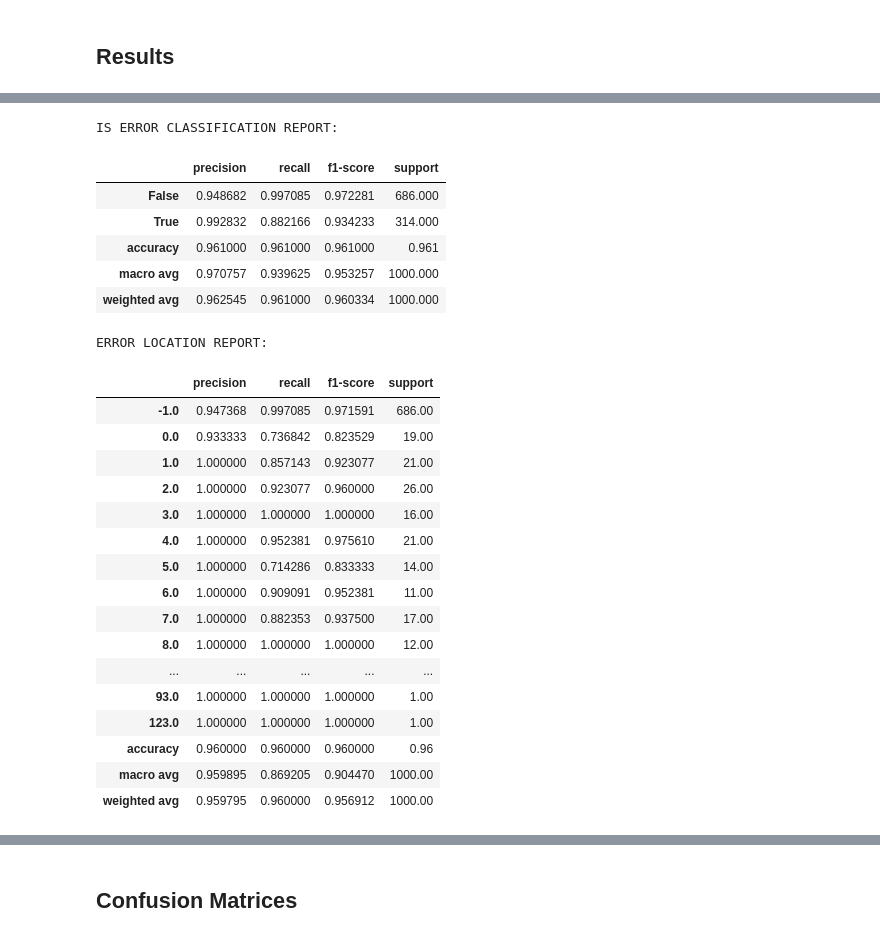
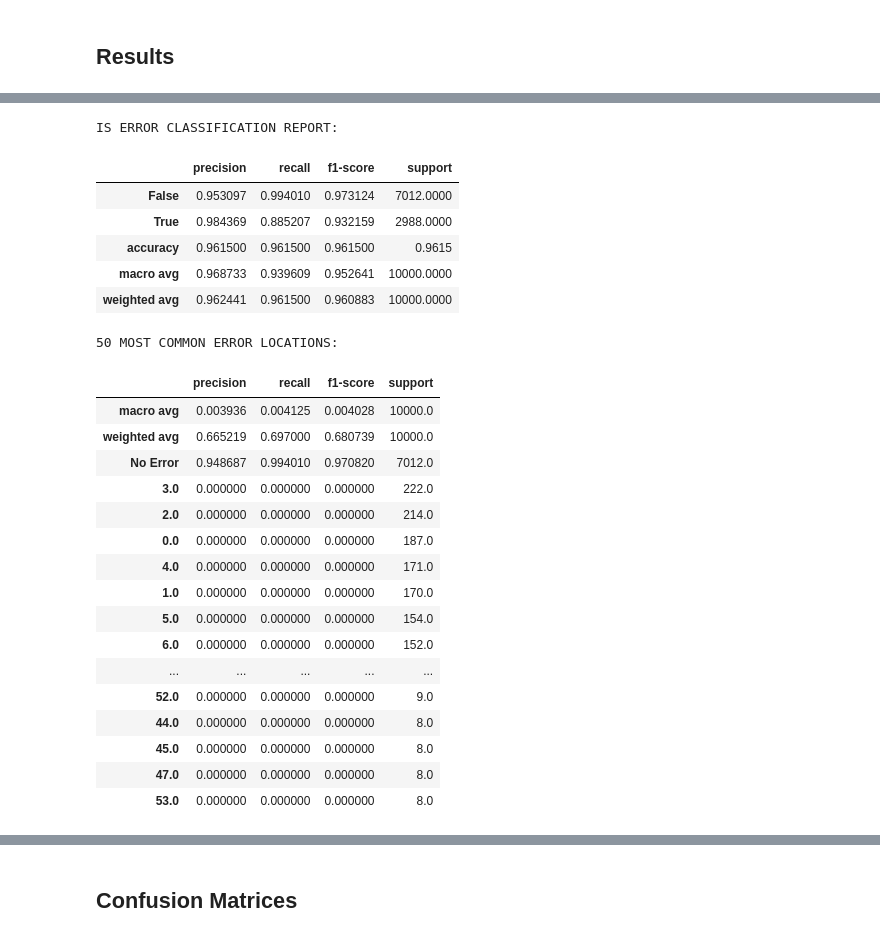
Before and after one commit to mfgeary/dsan5800-final-project, a Jupyter notebook: code/final-model.ipynb, the cells around one changed output, grey strips where cells are left out. Drawn from its saved outputs; the diff is of its cells as text; code cells hidden in the pictures.

```diff
--- a/code/final-model.ipynb
+++ b/code/final-model.ipynb
@@ -630,7 +638,10 @@ homophone_checker("I used the drive threw at the restaurant and eight way two mu
 | 0 | i used the drive threw at the res... | True | True | [4, 11] | [threw, two] | [through, too] | I used the drive through at the r... |
 # %%
 test_df = pd.read_csv("../data/gutenberg-homophone-errors.csv")
-test_df = test_df.sample(1000).reset_index(drop=True)
+
+# Creating and Saving Smaller Versions of the Test Data
+# test_df = test_df.sample(10000).reset_index(drop=True)
+# test_df.to_csv('../data/test-data-10000.csv')
 test_df.head()
 # %% [output]
 |  | sentence | has_homophone | is_error | error_idx | error | correct_word | correct_sentence |
@@ -684,32 +684,33 @@ pd.DataFrame(classification_report(test_df["is_error"], output_df["is_error"], o
 # %% [output]
 IS ERROR CLASSIFICATION REPORT:
 |  | precision | recall | f1-score | support |
-| False | 0.948682 | 0.997085 | 0.972281 | 686.000 |
-| True | 0.992832 | 0.882166 | 0.934233 | 314.000 |
-| accuracy | 0.961000 | 0.961000 | 0.961000 | 0.961 |
-| macro avg | 0.970757 | 0.939625 | 0.953257 | 1000.000 |
-| weighted avg | 0.962545 | 0.961000 | 0.960334 | 1000.000 |
+| False | 0.953097 | 0.994010 | 0.973124 | 7012.0000 |
+| True | 0.984369 | 0.885207 | 0.932159 | 2988.0000 |
+| accuracy | 0.961500 | 0.961500 | 0.961500 | 0.9615 |
+| macro avg | 0.968733 | 0.939609 | 0.952641 | 10000.0000 |
+| weighted avg | 0.962441 | 0.961500 | 0.960883 | 10000.0000 |
 # %%
-test_error_idx = [i if str(i) != str(np.nan) else -1 for i in test_df["error_idx"]]
-output_error_idx = [i[0] if len(i)==1 else -1 for i in output_df["error_idx"]]
-print("ERROR LOCATION REPORT: ")
-pd.DataFrame(classification_report(test_error_idx, output_error_idx, output_dict=True)).transpose()
+test_error_idx = [i if str(i) != str(np.nan) else "No Error" for i in test_df["error_idx"]]
+output_error_idx = [i[0] if len(i)==1 else "No Error" for i in output_df["error_idx"]]
+
+print("50 MOST COMMON ERROR LOCATIONS: ")
+pd.DataFrame(classification_report(test_error_idx, output_error_idx, output_dict=True)).transpose().sort_values(["support", "f1-score"], ascending=[False, True]).head(50)
 # %% [output]
-ERROR LOCATION REPORT:
+50 MOST COMMON ERROR LOCATIONS:
 |  | precision | recall | f1-score | support |
-| -1.0 | 0.947368 | 0.997085 | 0.971591 | 686.00 |
-| 0.0 | 0.933333 | 0.736842 | 0.823529 | 19.00 |
-| 1.0 | 1.000000 | 0.857143 | 0.923077 | 21.00 |
-| 2.0 | 1.000000 | 0.923077 | 0.960000 | 26.00 |
-| 3.0 | 1.000000 | 1.000000 | 1.000000 | 16.00 |
-| 4.0 | 1.000000 | 0.952381 | 0.975610 | 21.00 |
-| 5.0 | 1.000000 | 0.714286 | 0.833333 | 14.00 |
-| 6.0 | 1.000000 | 0.909091 | 0.952381 | 11.00 |
-| 7.0 | 1.000000 | 0.882353 | 0.937500 | 17.00 |
-| 8.0 | 1.000000 | 1.000000 | 1.000000 | 12.00 |
+| macro avg | 0.003936 | 0.004125 | 0.004028 | 10000.0 |
+| weighted avg | 0.665219 | 0.697000 | 0.680739 | 10000.0 |
+| No Error | 0.948687 | 0.994010 | 0.970820 | 7012.0 |
+| 3.0 | 0.000000 | 0.000000 | 0.000000 | 222.0 |
+| 2.0 | 0.000000 | 0.000000 | 0.000000 | 214.0 |
+| 0.0 | 0.000000 | 0.000000 | 0.000000 | 187.0 |
+| 4.0 | 0.000000 | 0.000000 | 0.000000 | 171.0 |
+| 1.0 | 0.000000 | 0.000000 | 0.000000 | 170.0 |
+| 5.0 | 0.000000 | 0.000000 | 0.000000 | 154.0 |
+| 6.0 | 0.000000 | 0.000000 | 0.000000 | 152.0 |
 | ... | ... | ... | ... | ... |
-| 93.0 | 1.000000 | 1.000000 | 1.000000 | 1.00 |
-| 123.0 | 1.000000 | 1.000000 | 1.000000 | 1.00 |
-| accuracy | 0.960000 | 0.960000 | 0.960000 | 0.96 |
-| macro avg | 0.959895 | 0.869205 | 0.904470 | 1000.00 |
-| weighted avg | 0.959795 | 0.960000 | 0.956912 | 1000.00 |
+| 52.0 | 0.000000 | 0.000000 | 0.000000 | 9.0 |
+| 44.0 | 0.000000 | 0.000000 | 0.000000 | 8.0 |
+| 45.0 | 0.000000 | 0.000000 | 0.000000 | 8.0 |
+| 47.0 | 0.000000 | 0.000000 | 0.000000 | 8.0 |
+| 53.0 | 0.000000 | 0.000000 | 0.000000 | 8.0 |
```
Also changed, not shown: parts of 12 cells of this notebook, 4 other files.
